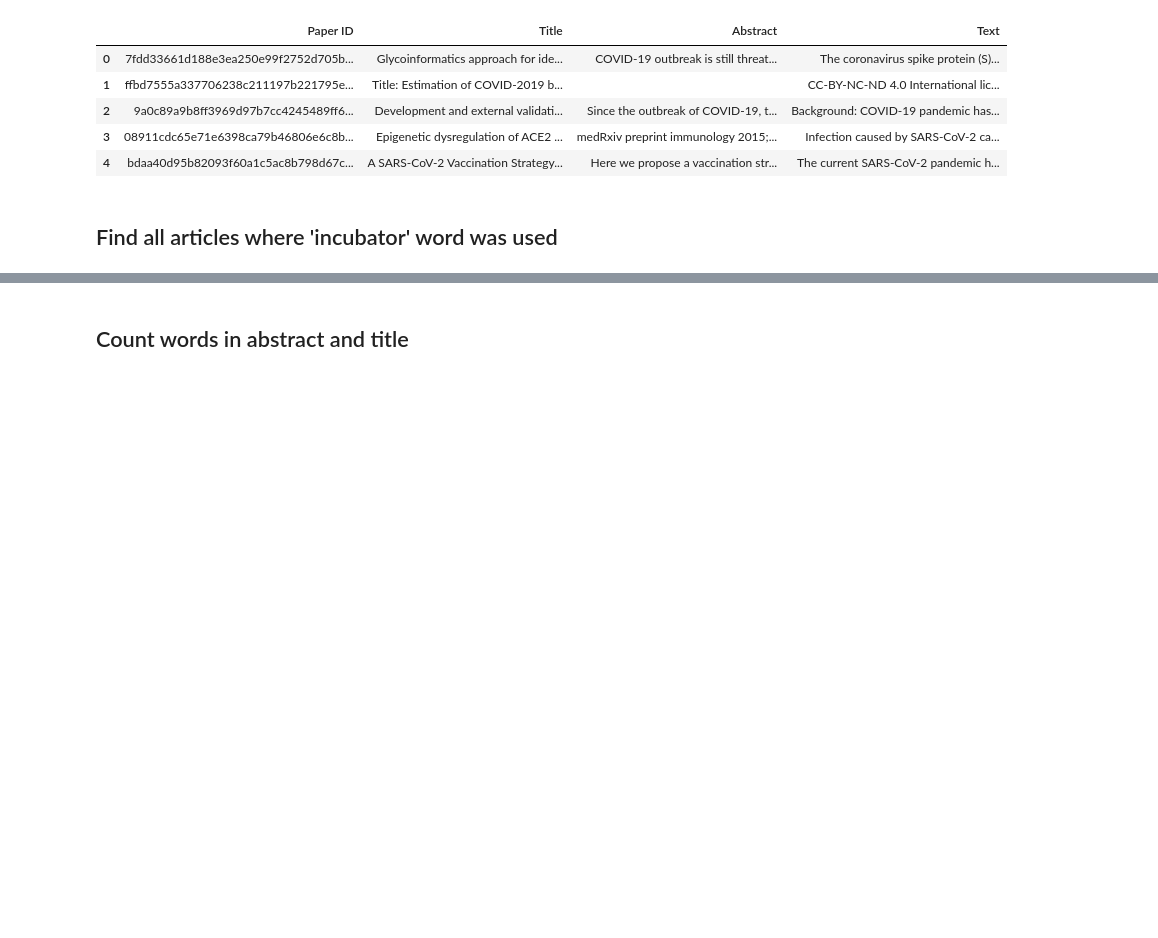
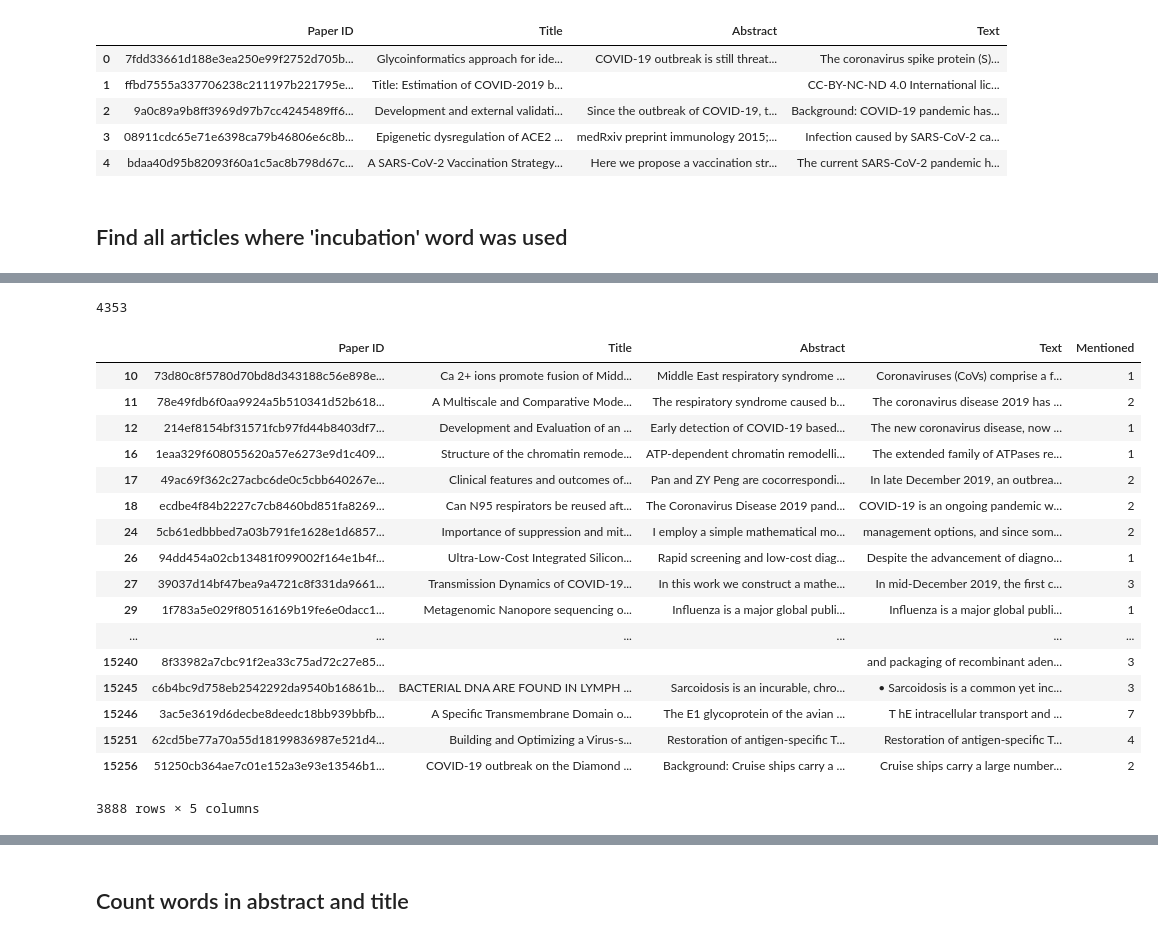
Before and after one commit to mkwiatek770/code-snippets, a Jupyter notebook: Libraries/pandas/covid-19/Covid-19 Start.ipynb, the cells around one changed output, grey strips where cells are left out. Drawn from its saved outputs; the diff is of its cells as text; code cells hidden in the pictures; blank space fills up the shorter version.

```diff
--- a/Libraries/pandas/covid-19/Covid-19 Start.ipynb
+++ b/Libraries/pandas/covid-19/Covid-19 Start.ipynb
@@ -40,17 +41,43 @@ df.head()
 | 3 | 08911cdc65e71e6398ca79b46806e6c8b... | Epigenetic dysregulation of ACE2 ... | medRxiv preprint immunology 2015;... | Infection caused by SARS-CoV-2 ca... |
 | 4 | bdaa40d95b82093f60a1c5ac8b798d67c... | A SARS-CoV-2 Vaccination Strategy... | Here we propose a vaccination str... | The current SARS-CoV-2 pandemic h... |
 # %% [markdown]
-## Find all articles where 'incubator' word was used
+## Find all articles where 'incubation' word was used
 # %%
-df_incubator = df[df['Text'].str.contains('incubator', flags=re.I)].copy()
+df_incubation = df[df['Text'].str.contains('incubation', flags=re.I)].copy()
 
-def how_many_mentioned(text: str, keyword="incubator"):
+def how_many_mentioned(text: str, keyword="incubation"):
     counter = 0
     for word in text.split():
         if word == keyword:
             counter += 1
     return counter
 
-df_incubator["Mentioned"] = df_incubator["Text"].progress_apply(lambda text: text.lower().count("incubator"))
+df_incubation["Mentioned"] = df_incubation["Text"].progress_apply(lambda text: text.lower().count("incubation"))
 # %% [output]
 [interactive output not drawn]
+# %%
+len(df_incubation)
+# %% [output]
+4353
+# %%
+# Drop duplicate rows
+df_incubation.drop_duplicates(subset=["Text", "Title"])
+# %% [output]
+|  | Paper ID | Title | Abstract | Text | Mentioned |
+| 10 | 73d80c8f5780d70bd8d343188c56e898e... | Ca 2+ ions promote fusion of Midd... | Middle East respiratory syndrome ... | Coronaviruses (CoVs) comprise a f... | 1 |
+| 11 | 78e49fdb6f0aa9924a5b510341d52b618... | A Multiscale and Comparative Mode... | The respiratory syndrome caused b... | The coronavirus disease 2019 has ... | 2 |
+| 12 | 214ef8154bf31571fcb97fd44b8403df7... | Development and Evaluation of an ... | Early detection of COVID-19 based... | The new coronavirus disease, now ... | 1 |
+| 16 | 1eaa329f608055620a57e6273e9d1c409... | Structure of the chromatin remode... | ATP-dependent chromatin remodelli... | The extended family of ATPases re... | 1 |
+| 17 | 49ac69f362c27acbc6de0c5cbb640267e... | Clinical features and outcomes of... | Pan and ZY Peng are cocorrespondi... | In late December 2019, an outbrea... | 2 |
+| 18 | ecdbe4f84b2227c7cb8460bd851fa8269... | Can N95 respirators be reused aft... | The Coronavirus Disease 2019 pand... | COVID-19 is an ongoing pandemic w... | 2 |
+| 24 | 5cb61edbbbed7a03b791fe1628e1d6857... | Importance of suppression and mit... | I employ a simple mathematical mo... | management options, and since som... | 2 |
+| 26 | 94dd454a02cb13481f099002f164e1b4f... | Ultra-Low-Cost Integrated Silicon... | Rapid screening and low-cost diag... | Despite the advancement of diagno... | 1 |
+| 27 | 39037d14bf47bea9a4721c8f331da9661... | Transmission Dynamics of COVID-19... | In this work we construct a mathe... | In mid-December 2019, the first c... | 3 |
+| 29 | 1f783a5e029f80516169b19fe6e0dacc1... | Metagenomic Nanopore sequencing o... | Influenza is a major global publi... | Influenza is a major global publi... | 1 |
+| ... | ... | ... | ... | ... | ... |
+| 15240 | 8f33982a7cbc91f2ea33c75ad72c27e85... |  |  | and packaging of recombinant aden... | 3 |
+| 15245 | c6b4bc9d758eb2542292da9540b16861b... | BACTERIAL DNA ARE FOUND IN LYMPH ... | Sarcoidosis is an incurable, chro... | • Sarcoidosis is a common yet inc... | 3 |
+| 15246 | 3ac5e3619d6decbe8deedc18bb939bbfb... | A Specific Transmembrane Domain o... | The E1 glycoprotein of the avian ... | T hE intracellular transport and ... | 7 |
+| 15251 | 62cd5be77a70a55d18199836987e521d4... | Building and Optimizing a Virus-s... | Restoration of antigen-specific T... | Restoration of antigen-specific T... | 4 |
+| 15256 | 51250cb364ae7c01e152a3e93e13546b1... | COVID-19 outbreak on the Diamond ... | Background: Cruise ships carry a ... | Cruise ships carry a large number... | 2 |
+3888 rows × 5 columns
```
Also changed, not shown: parts of 4 cells of this notebook.
